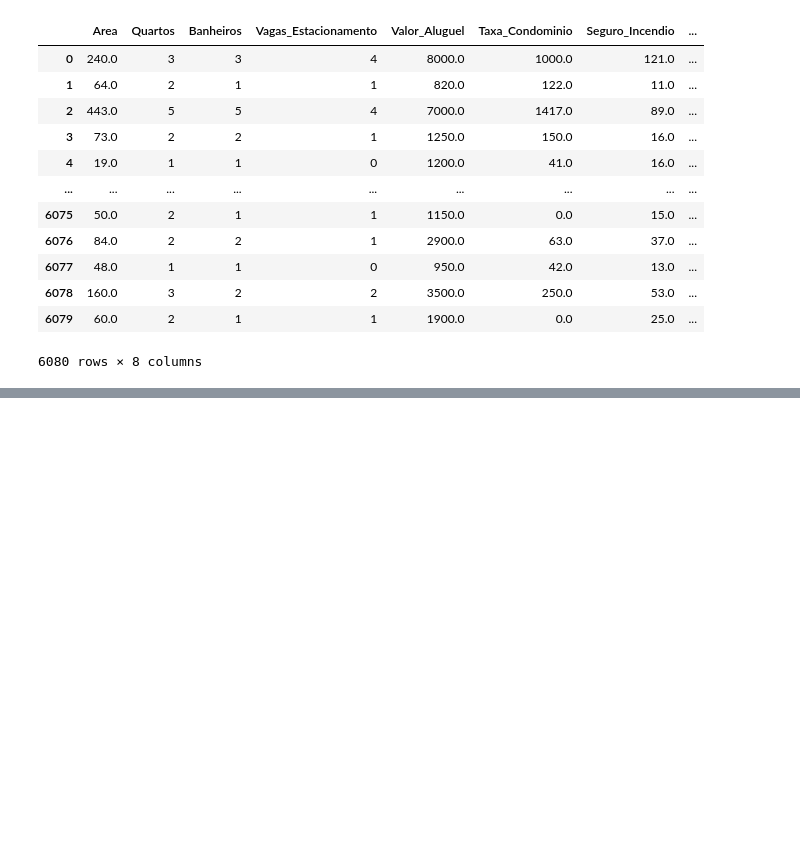
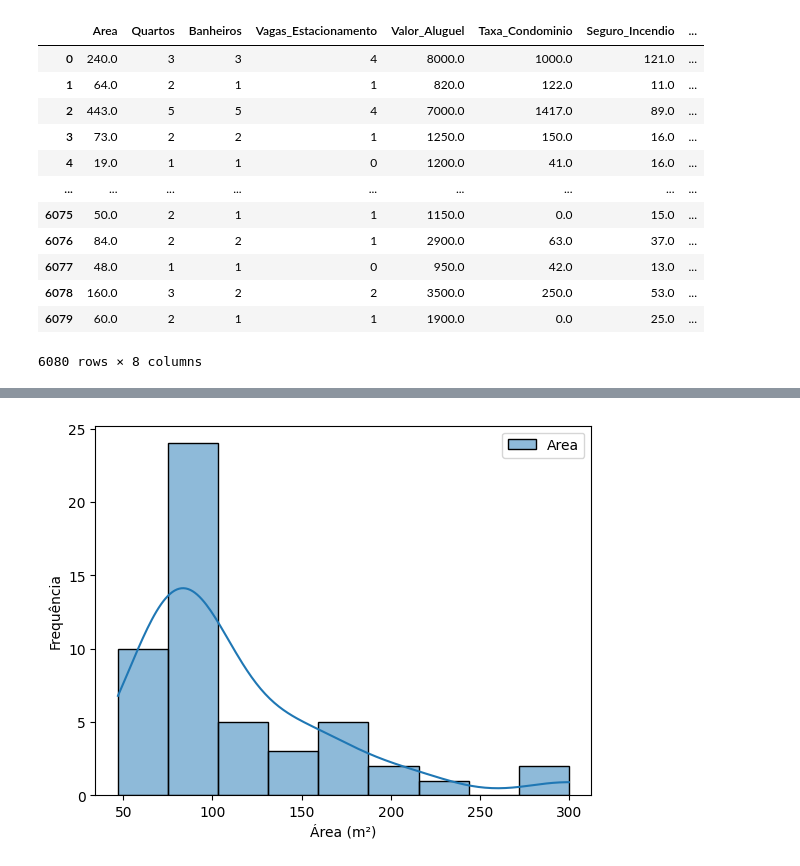
Before and after one commit to paulohenriquesilva3m/paulohenriquesilva3m, a Jupyter notebook: Analise_Alugueis.ipynb, the cells around one changed output, grey strips where cells are left out. Saved outputs shown, nothing was run; the diff lists cells and outputs as text; code cells hidden in the pictures; blank space fills up the shorter version.

```diff
--- a/Analise_Alugueis.ipynb
+++ b/Analise_Alugueis.ipynb
@@ -227,0 +305,11 @@ aluguel_casa[['Area',
+# %%
+# Histograma
+
+agg_Area = aluguel_casa[['Area']]
+
+
+ay = sns.histplot(agg_Area, kde=True); #kde = linha de tendência
+ay.set(xlabel = 'Área (m²)',
+       ylabel = 'Frequência');
+# %% [output]
+[figure, added]
```
Also changed, not shown: parts of 13 cells of this notebook.
